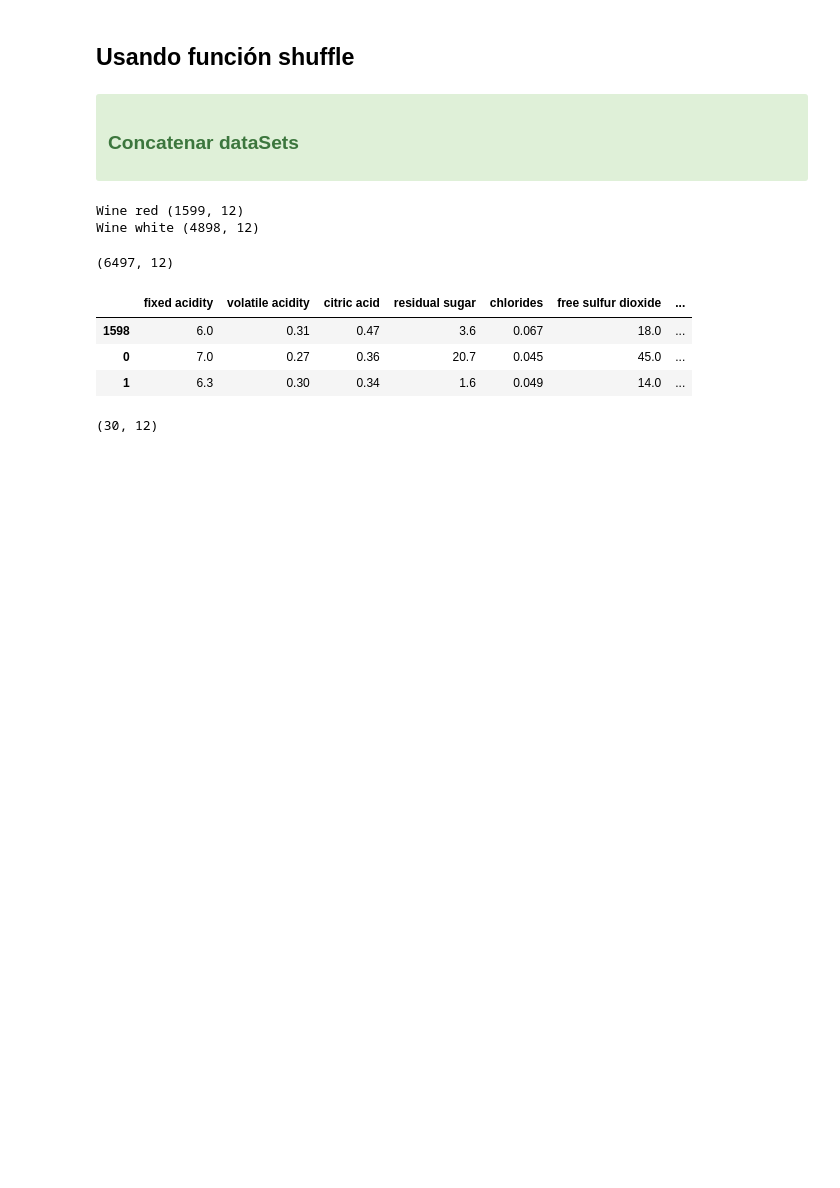
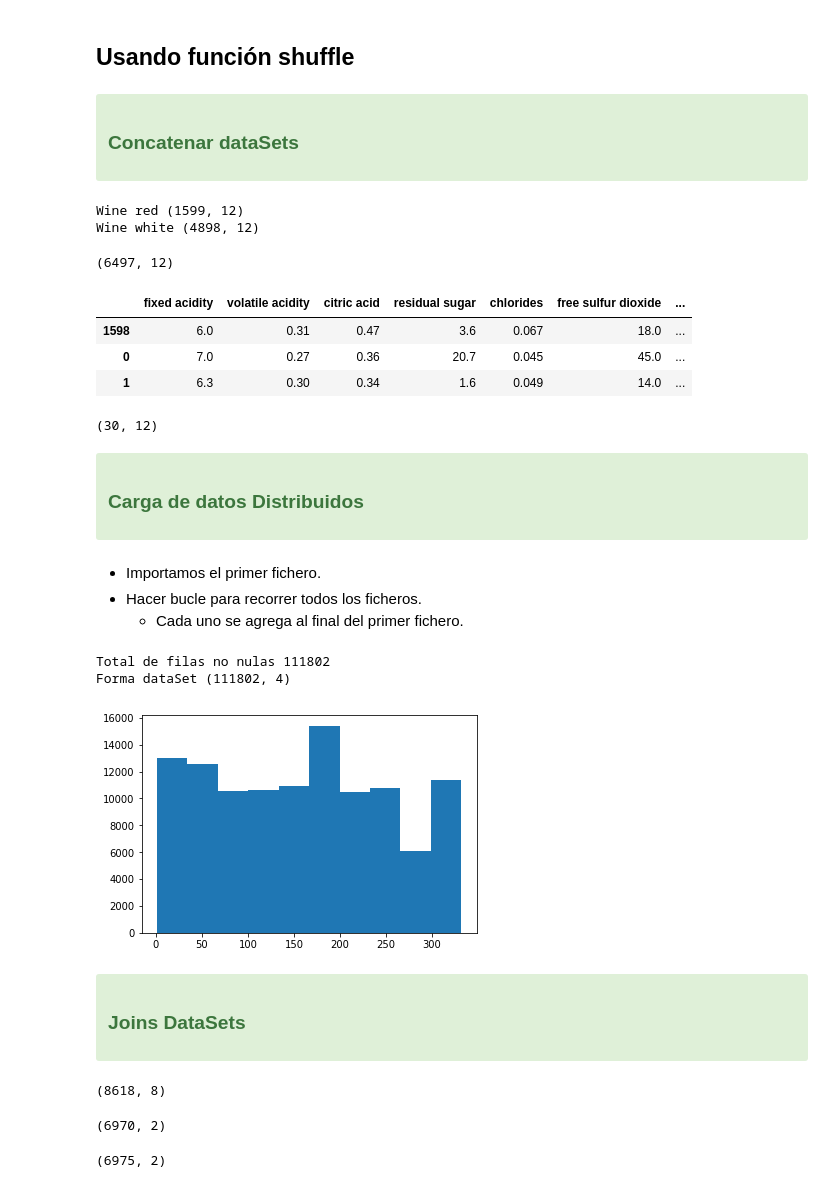
Before and after one commit to Byhako/cursoUdemyAI, a Jupyter notebook: notebooks/3-Editar_dataFrame.ipynb, the cells around one changed output. Cells and saved outputs as stored; diff of their text form; code cells hidden in the pictures; blank space fills up the shorter version.

Commit message:
Cargar datos distribuidos

```diff
--- a/notebooks/3-Editar_dataFrame.ipynb
+++ b/notebooks/3-Editar_dataFrame.ipynb
@@ -316,3 +316,67 @@ wine_scramble = pd.concat([data1, data2, data3])
 wine_scramble.shape
 # %% [output]
 (30, 12)
+# %% [markdown]
+<div class='alert alert-success'>
+    <h3>Carga de datos Distribuidos</h3>
+</div>
+# %% [markdown]
+* Importamos el primer fichero.
+* Hacer bucle para recorrer todos los ficheros.
+    * Cada uno se agrega al final del primer fichero.
+# %%
+filepath = '../datasets/distributed-data/'
+
+aire = pd.read_csv('../datasets/distributed-data/001.csv')
+# Elimino filas que no tienen datos
+aire = aire.dropna(axis=0)
+
+final_length = len(aire)
+
+for i in range(2, 333):
+    if i < 10:
+        filename = '00' + str(i) + '.csv'
+    elif i < 100:
+        filename = '0' + str(i) + '.csv'
+    else:
+        filename = str(i) + '.csv'
+
+    file = filepath + filename
+
+    temp = pd.read_csv(file)
+    temp = temp.dropna(axis=0)
+    final_length += len(temp)
+
+    aire = pd.concat([aire, temp], axis=0)
+# %%
+print('Total de filas no nulas', final_length)
+print('Forma dataSet', aire.shape)
+# %% [output]
+Total de filas no nulas 111802
+Forma dataSet (111802, 4)
+# %%
+plt.hist(aire['ID']);
+# %% [output]
+[figure, added]
+# %% [markdown]
+<div class='alert alert-success'>
+    <h3>Joins DataSets
+    </h3>
+</div>
+# %%
+filepath = '../datasets/athletes/'
+
+medals = pd.read_csv(filepath + 'Medals.csv', encoding='ISO-8859-1')
+medals.shape
+# %% [output]
+(8618, 8)
+# %%
+country = pd.read_csv(filepath + 'Athelete_Country_Map.csv', encoding='ISO-8859-1')
+country.shape
+# %% [output]
+(6970, 2)
+# %%
+sport = pd.read_csv(filepath + 'Athelete_Sports_Map.csv', encoding='ISO-8859-1')
+sport.shape
+# %% [output]
+(6975, 2)
```
